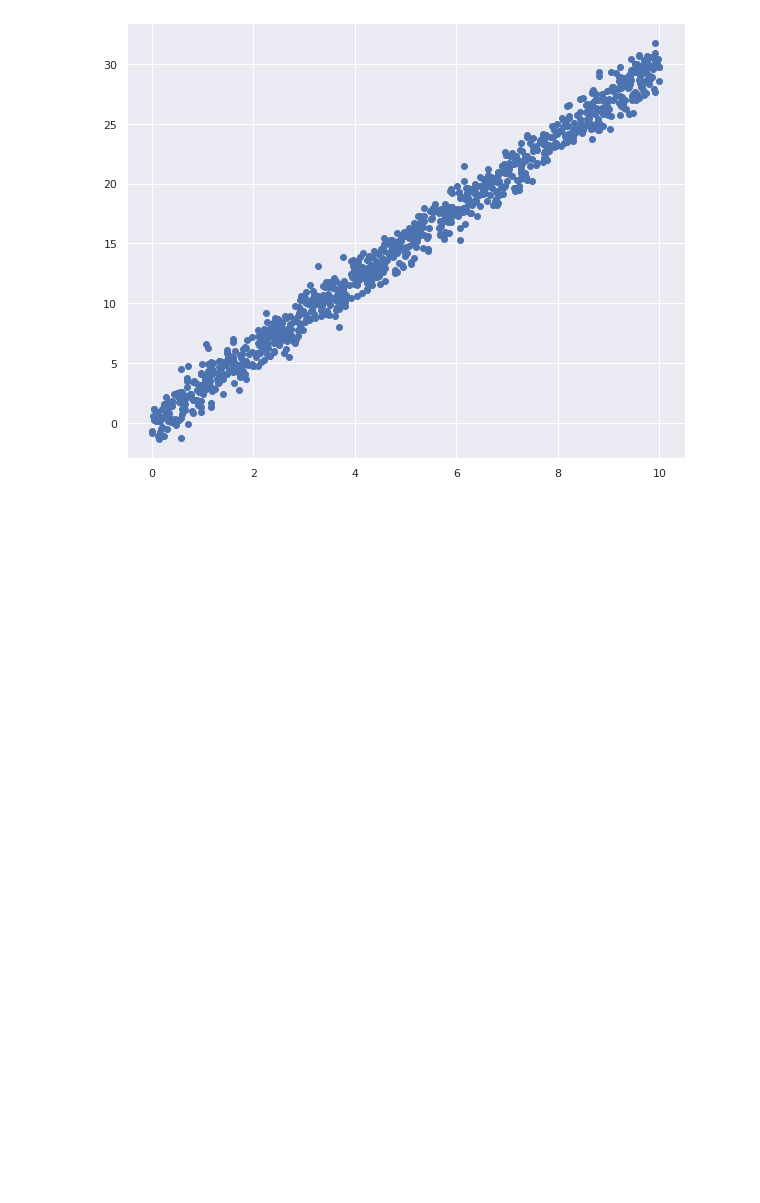
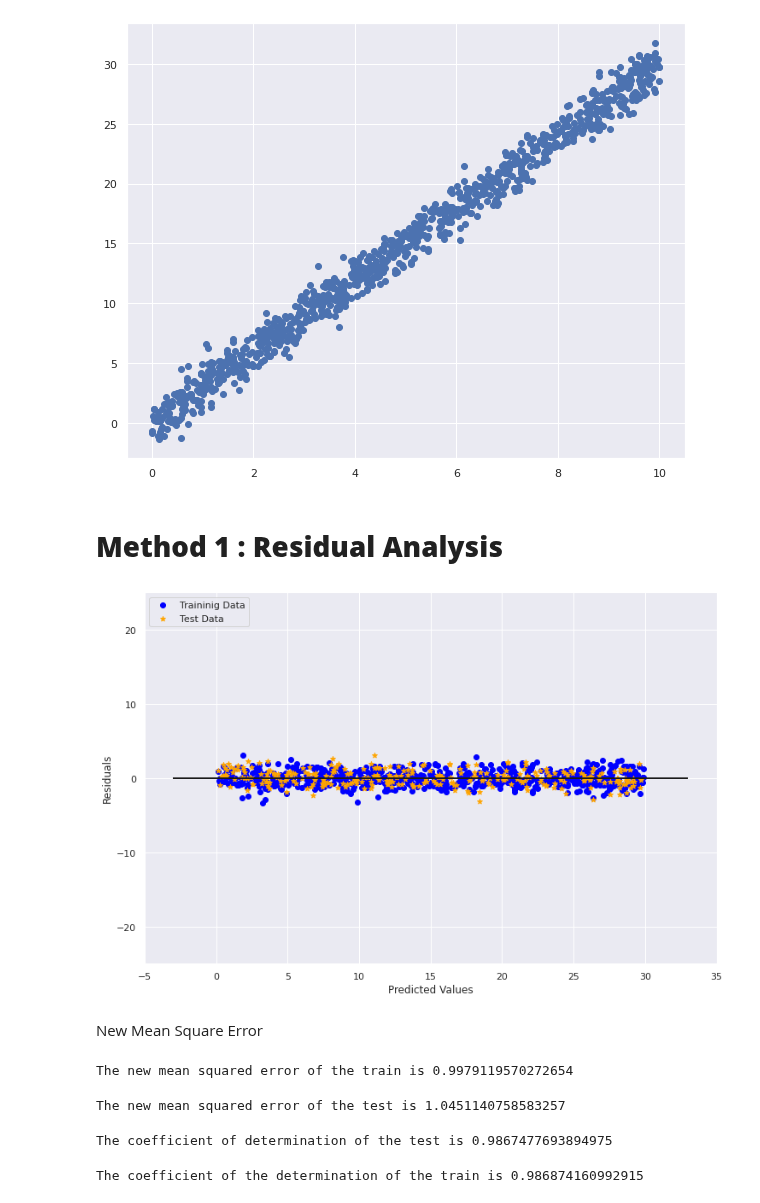
Before and after one commit to milu234/Project_Perseverance, a Jupyter notebook: Dealing_with_non_linear_relationships.ipynb, the cells around one changed output. Cells and saved outputs as stored; diff of their text form; code cells hidden in the pictures; blank space fills up the shorter version.

Commit message:
Residual analysis of new train and test

```diff
--- a/Dealing_with_non_linear_relationships.ipynb
+++ b/Dealing_with_non_linear_relationships.ipynb
@@ -284,3 +284,36 @@ model.fit(X_train.reshape(-1, 1), y_train)
 
 y_train_pred = model.predict(X_train.reshape(-1, 1))
 y_test_pred = model.predict(X_test.reshape(-1,1))
+# %% [markdown]
+# **Method 1 : Residual Analysis**
+# %%
+plt.figure(figsize=(12,8))
+plt.scatter(y_train_pred, y_train_pred - y_train , c='blue', marker = 'o', label='Traininig Data')
+plt.scatter(y_test_pred, y_test_pred - y_test, c='orange' , marker='*' , label='Test Data')
+plt.xlabel('Predicted Values')
+plt.ylabel('Residuals')
+plt.legend(loc='upper left')
+plt.hlines(y=0, xmin=-3, xmax=33, lw=2, color='k')
+plt.xlim([-5,35])
+plt.ylim([-25,25])
+plt.show()
+# %% [output]
+[figure, added]
+# %% [markdown]
+New Mean Square Error
+# %%
+print(f'The new mean squared error of the train is {mean_squared_error(y_train,y_train_pred)}')
+# %% [output]
+The new mean squared error of the train is 0.9979119570272654
+# %%
+print(f'The new mean squared error of the test is {mean_squared_error(y_test, y_test_pred)}')
+# %% [output]
+The new mean squared error of the test is 1.0451140758583257
+# %%
+print(f'The coefficient of determination of the train is {r2_score(y_train, y_train_pred)}')
+# %% [output]
+The coefficient of determination of the test is 0.9867477693894975
+# %%
+print(f'The coefficient of the determination of the train is {r2_score(y_test,y_test_pred)}')
+# %% [output]
+The coefficient of the determination of the train is 0.986874160992915
```
